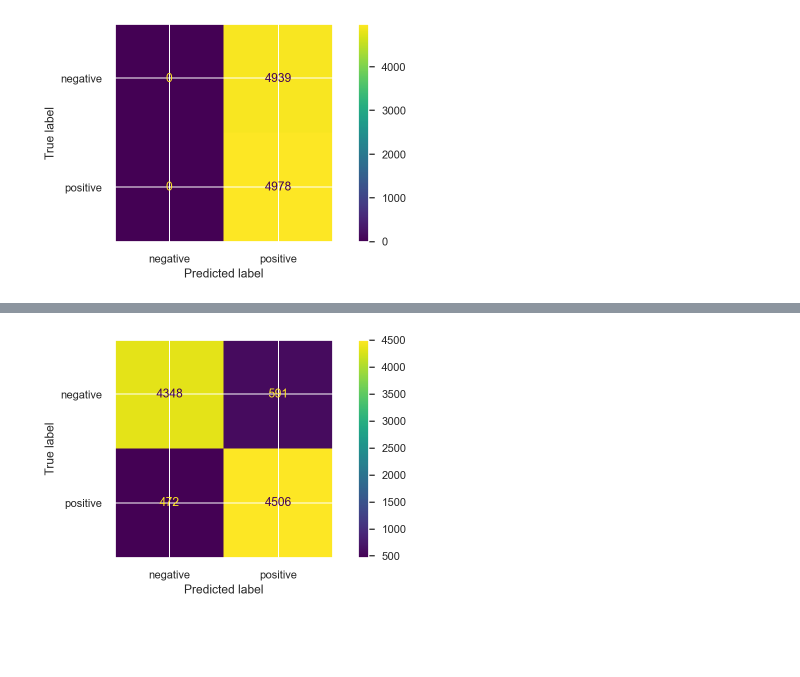
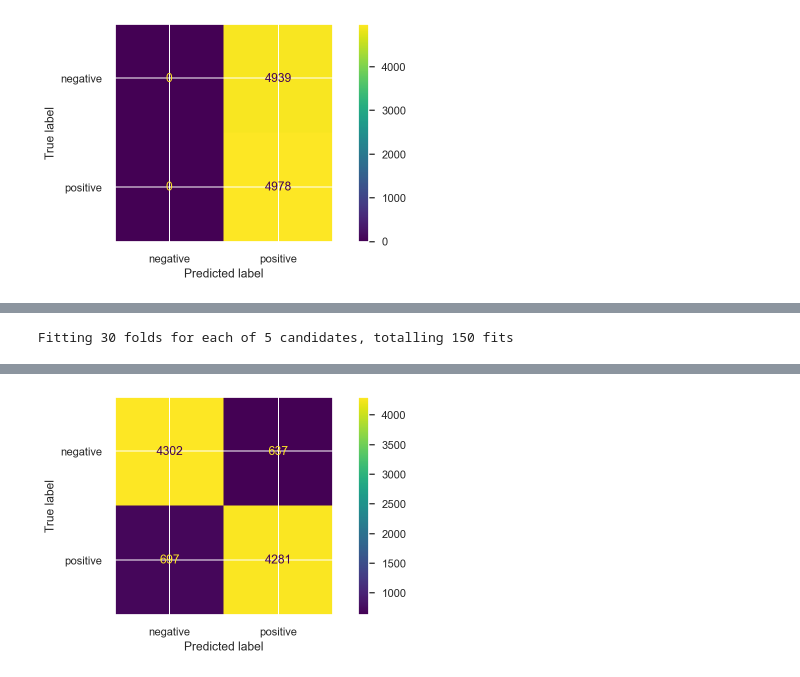
Before and after one commit to alvaromendizabal/Sentiment_Analysis_on_IMDB_Reviews, a Jupyter notebook: notebook.ipynb, the cells around one changed output, grey strips where cells are left out. Saved outputs shown, nothing was run; the diff lists cells and outputs as text; code cells hidden in the pictures; blank space fills up the shorter version.

```diff
--- a/notebook.ipynb
+++ b/notebook.ipynb
@@ -422,3 +476,6 @@ df
+# %%
+X_train = pd.read_csv("./data/imdb_reviews_X_train.csv")
+X_test = pd.read_csv("./data/imdb_reviews_X_test.csv")
 # %% [markdown]
 <p> <h5>
 Lets look at reviews after they have been cleaned
@@ -866,3 +848,72 @@ Testing Accuracy: 89.40%
    macro avg       0.89      0.89      0.89      9917
 weighted avg       0.89      0.89      0.89      9917
 [figure]
+# %%
+from sklearn.naive_bayes import MultinomialNB
+
+pipe = Pipeline(steps=[
+    ('estimator', MultinomialNB())
+])
+
+
+
+param_grid = {}
+param_grid['estimator__alpha'] = [0.01, 0.1, 0.5, 1.0, 10.0]
+
+
+
+grid_search = GridSearchCV(estimator=pipe,
+                           param_grid=param_grid,
+                           cv=RepeatedStratifiedKFold(n_splits=10, n_repeats=3, random_state=42),
+                           return_train_score=True,
+                           scoring='accuracy',
+                           n_jobs=-1,
+                           verbose=2)
+
+
+
+# Fit models run gridsearch
+grid_search.fit(X_train, y_train)
+
+# Mean training score
+grid_train_score = np.mean(grid_search.cv_results_['mean_train_score'])
+
+# Mean test score
+grid_test_score = grid_search.score(X_test, y_test)
+
+best_grid = grid_search.best_estimator_
+best_grid.fit(X_train, y_train)
+y_pred = best_grid.predict(X_test)
+
+
+
+print(f"Mean Training Score: {grid_train_score:.2%}\n")
+print(f"Mean Test Score: {grid_test_score:.2%}\n")
+
+print(f"Optimal Parameters: {grid_search.best_params_}\n")
+print(f"Testing Accuracy: {grid_search.best_score_:.2%}\n")
+
+# Label 0 and 1 in classification reports
+target_names = ['negative', 'positive']
+print(classification_report(y_test, y_pred, target_names=target_names))
+
+
+
+
+# Set figsize and font scale
+sns.set(rc={'figure.figsize':(9, 4)})
+sns.set(font_scale=1)
+
+# Set diply labesl for confusion matrix
+display_labels = ['negative', 'positive']
+
+# Plot a confusion matrix on the test data
+plot_confusion_matrix(estimator=best_grid,
+                      X=X_test,
+                      y_true=y_test,
+                      display_labels=display_labels)
+
+# Save confusion matrix as png and place it in the images folder
+plt.savefig('images/Confusion_Matrix_LogReg');
+# %% [output]
+Fitting 30 folds for each of 5 candidates, totalling 150 fits
@@ -869,3 +939,4 @@ weighted avg       0.89      0.89      0.89      9917
+[figure, added]
 # %%
 # Set figsize and font scale
 sns.set(rc={'figure.figsize':(9, 4)})
@@ -882,8 +953,6 @@ plot_confusion_matrix(estimator=best_grid,
 
 # Save confusion matrix as png and place it in the images folder
 plt.savefig('images/Confusion_Matrix_LogReg');
-# %% [output]
-[figure, removed]
 # %%
 # function to evaluate classification models
 def evaluate_model(model, train_features, train_target, test_features, test_target):
```
Also changed, not shown: parts of 60 cells of this notebook, 10 other files.
